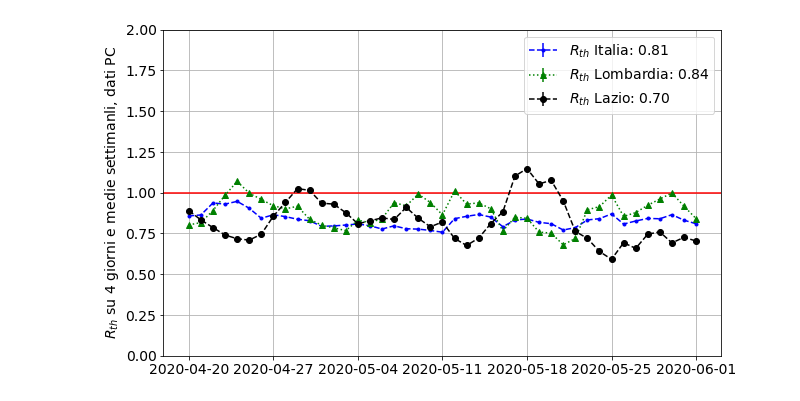
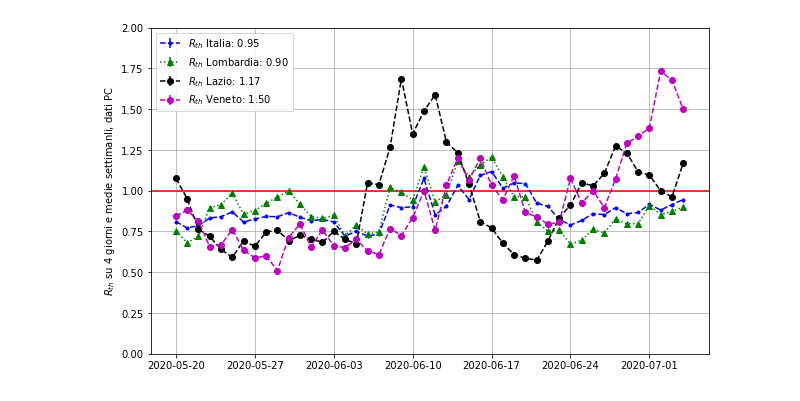
Before and after one commit to gmazzitelli/studenti, a Jupyter notebook: R_th.ipynb, the cells around one changed output. Saved outputs shown, nothing was run; the diff lists cells and outputs as text; code cells hidden in the pictures.

```diff
--- a/R_th.ipynb
+++ b/R_th.ipynb
@@ -24,6 +24,7 @@ aggiornamento al 2020-06-01
 fig, ax = plt.subplots(figsize=(10,6))
 Lombardia = dr.loc[(dr['denominazione_regione'] == 'Lombardia')].sort_values(by="data").copy()
 Lazio = dr.loc[(dr['denominazione_regione'] == 'Lazio')].sort_values(by="data").copy()
+Veneto = dr.loc[(dr['denominazione_regione'] == 'Veneto')].sort_values(by="data").copy()
 
 def Rth(data, N=7, d=4):
   # https://www.facebook.com/DatiAnalisiCoronavirus/posts/142436764043174?__tn__=K-R
@@ -34,35 +35,38 @@ def Rth(data, N=7, d=4):
   return x[d:] , y[d:]/y[:-d]
 
 
 #fig.autofmt_xdate()
 #x.fmt_xdata = mdates.DateFormatter('%Y-%m-%d')
 
 data = df['nuovi_positivi']
 xd , y = Rth(data)
-cut = 50
+cut = 80
 x = np.array(df.iloc[cut+6:,0])
 for i in range(len(x)):
   x[i]=x[i][0:10]
 ax.errorbar(x , y[xd>cut], yerr=0, fmt='b.--', label='$R_{th}$'+' Italia: {0:.2f}'.format(y[-1]))
 data = Lombardia['nuovi_positivi']
 xd , y = Rth(data)
 ax.errorbar(x, y[xd>cut], yerr=0, fmt='g^:', label='$R_{th}$'+' Lombardia: {0:.2f}'.format(y[-1]))
 data = Lazio['nuovi_positivi']
 xd , y = Rth(data)
 ax.errorbar(x , y[xd>cut], yerr=0, fmt='ko--', label='$R_{th}$'+' Lazio: {0:.2f}'.format(y[-1]))
+data = Veneto['nuovi_positivi']
+xd , y = Rth(data)
+ax.errorbar(x , y[xd>cut], yerr=0, fmt='mo--', label='$R_{th}$'+' Veneto: {0:.2f}'.format(y[-1]))
 
 ax.axhline(1, color='red')
 #ax.set_xlabel('giorni', horizontalalignment = 'left', x=0.8)
 ax.set_ylabel(r'$R_{th}$ su 4 giorni e medie settimanli, dati PC')
 ax.xaxis.set_major_locator(MultipleLocator(7))
 
 ax.set_ylim(0,2)
 
 ax.legend()
 ax.grid()
 plt.show()
 # %% [output]
-[figure, old version]
+[figure, new version]
 # %%
 fig, ax = plt.subplots(figsize=(10,6))
 x = np.linspace(0, len(df['data']), len(df['data']))
```
Also changed, not shown: parts of 3 cells of this notebook.
